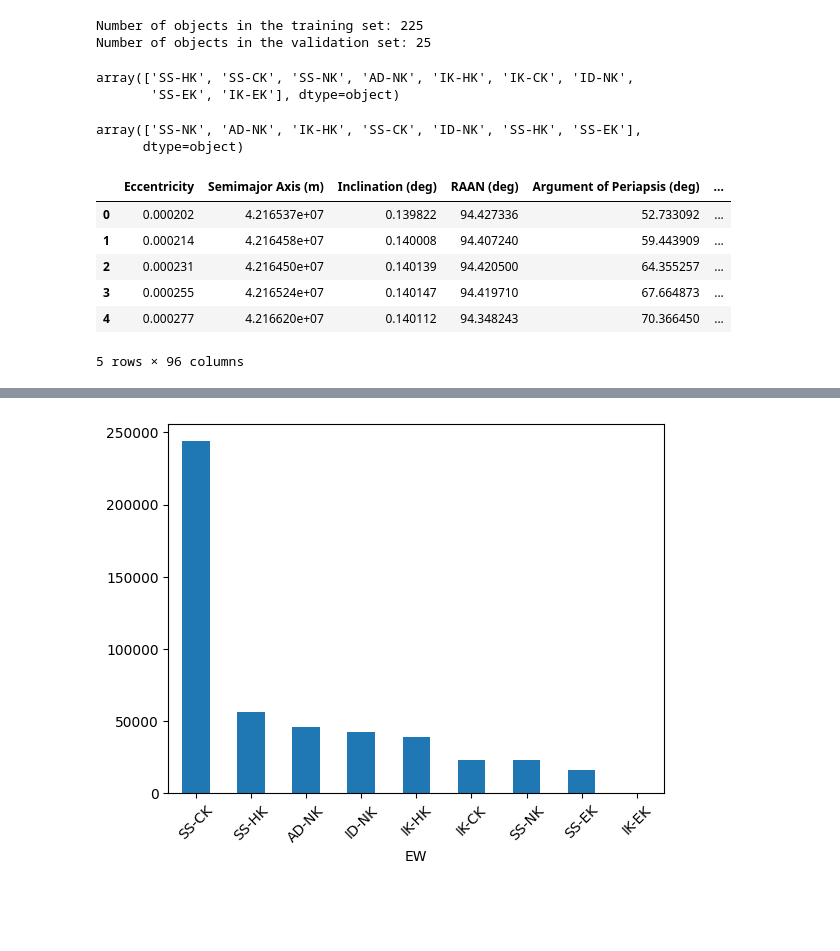
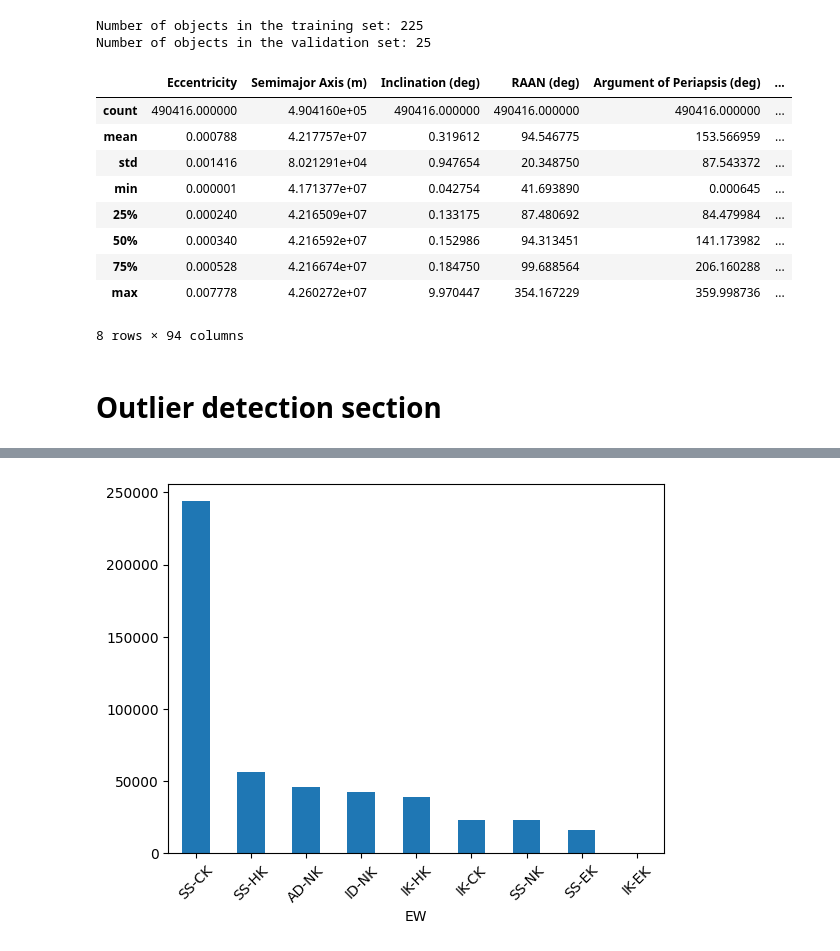
Before and after one commit to ARCLab-MIT/splid-devkit, a Jupyter notebook: baseline_submissions/ml_python/ML_solutions/ML_sol_LSTM.ipynb, the cells around one changed output, grey strips where cells are left out. Cells and saved outputs as stored; diff of their text form; code cells hidden in the pictures; blank space fills up the shorter version.

```diff
--- a/baseline_submissions/ml_python/ML_solutions/ML_sol_LSTM.ipynb
+++ b/baseline_submissions/ml_python/ML_solutions/ML_sol_LSTM.ipynb
@@ -90,16 +92,6 @@ print('Number of objects in the validation set:', len(valid_data['ObjectID'].uni
 # %% [output]
 Number of objects in the training set: 225
 Number of objects in the validation set: 25
-# %%
-train_data['EW'].unique()
-# %% [output]
-array(['SS-HK', 'SS-CK', 'SS-NK', 'AD-NK', 'IK-HK', 'IK-CK', 'ID-NK',
-       'SS-EK', 'IK-EK'], dtype=object)
-# %%
-valid_data['EW'].unique()
-# %% [output]
-array(['SS-NK', 'AD-NK', 'IK-HK', 'SS-CK', 'ID-NK', 'SS-HK', 'SS-EK'],
-      dtype=object)
 # %%
 # Convert categorical data to numerical data
 le_EW = LabelEncoder()
@@ -109,12 +101,15 @@ le_NS = LabelEncoder()
 train_data['EW_encoded'] = le_EW.fit_transform(train_data['EW'])
 train_data['NS_encoded'] = le_NS.fit_transform(train_data['NS'])
 # %%
-train_data.head()
+train_data.describe()
 # %% [output]
 |  | Eccentricity | Semimajor Axis (m) | Inclination (deg) | RAAN (deg) | Argument of Periapsis (deg) | ... |
-| 0 | 0.000202 | 4.216537e+07 | 0.139822 | 94.427336 | 52.733092 | ... |
-| 1 | 0.000214 | 4.216458e+07 | 0.140008 | 94.407240 | 59.443909 | ... |
-| 2 | 0.000231 | 4.216450e+07 | 0.140139 | 94.420500 | 64.355257 | ... |
-| 3 | 0.000255 | 4.216524e+07 | 0.140147 | 94.419710 | 67.664873 | ... |
-| 4 | 0.000277 | 4.216620e+07 | 0.140112 | 94.348243 | 70.366450 | ... |
+| count | 490416.000000 | 4.904160e+05 | 490416.000000 | 490416.000000 | 490416.000000 | ... |
+| mean | 0.000788 | 4.217757e+07 | 0.319612 | 94.546775 | 153.566959 | ... |
+| std | 0.001416 | 8.021291e+04 | 0.947654 | 20.348750 | 87.543372 | ... |
+| min | 0.000001 | 4.171377e+07 | 0.042754 | 41.693890 | 0.000645 | ... |
+| 25% | 0.000240 | 4.216509e+07 | 0.133175 | 87.480692 | 84.479984 | ... |
+| 50% | 0.000340 | 4.216592e+07 | 0.152986 | 94.313451 | 141.173982 | ... |
+| 75% | 0.000528 | 4.216674e+07 | 0.184750 | 99.688564 | 206.160288 | ... |
+| max | 0.007778 | 4.260272e+07 | 9.970447 | 354.167229 | 359.998736 | ... |
-5 rows × 96 columns
+8 rows × 94 columns
@@ -125,0 +116,2 @@ train_data_Y_NS = train_data.iloc[:,-1].values
+# %% [markdown]
+# Outlier detection section
```
Also changed, not shown: parts of 40 cells of this notebook, 2 other files.
